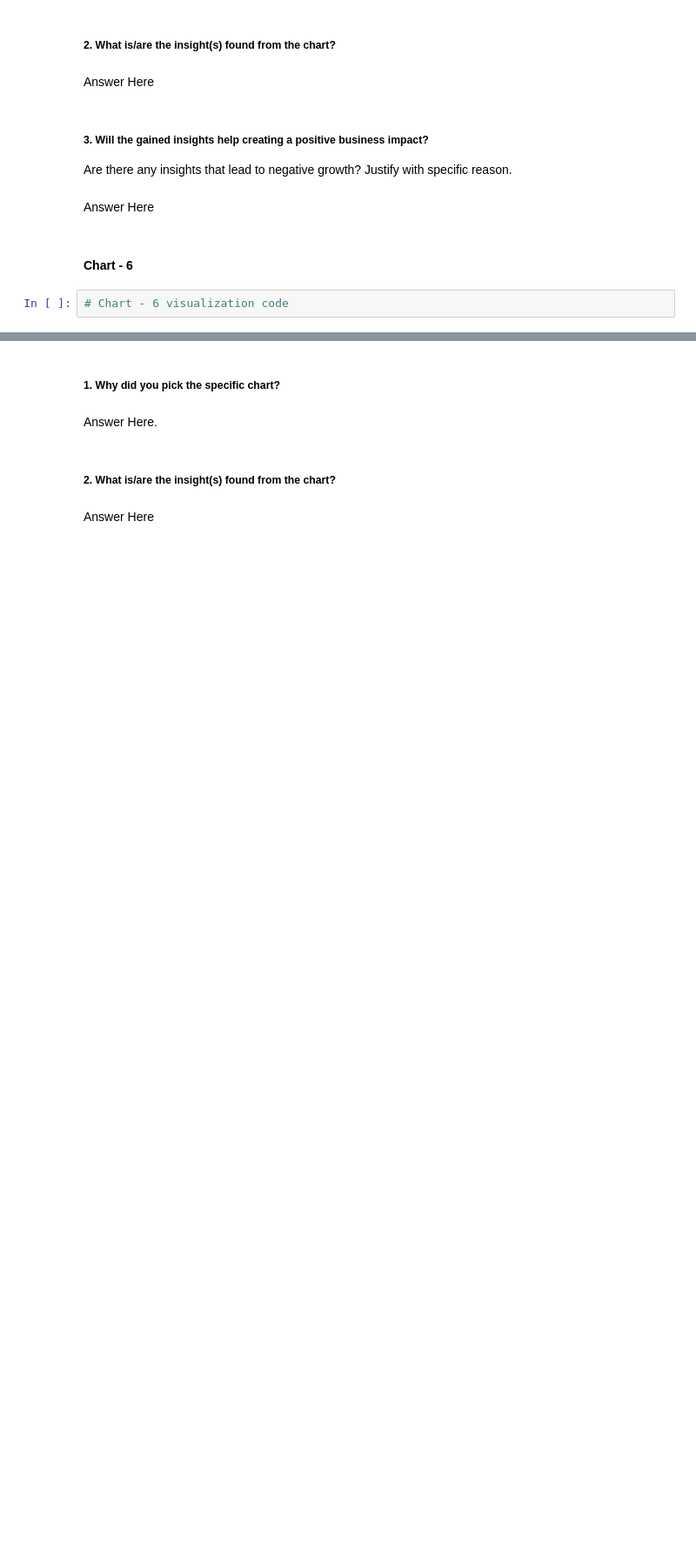
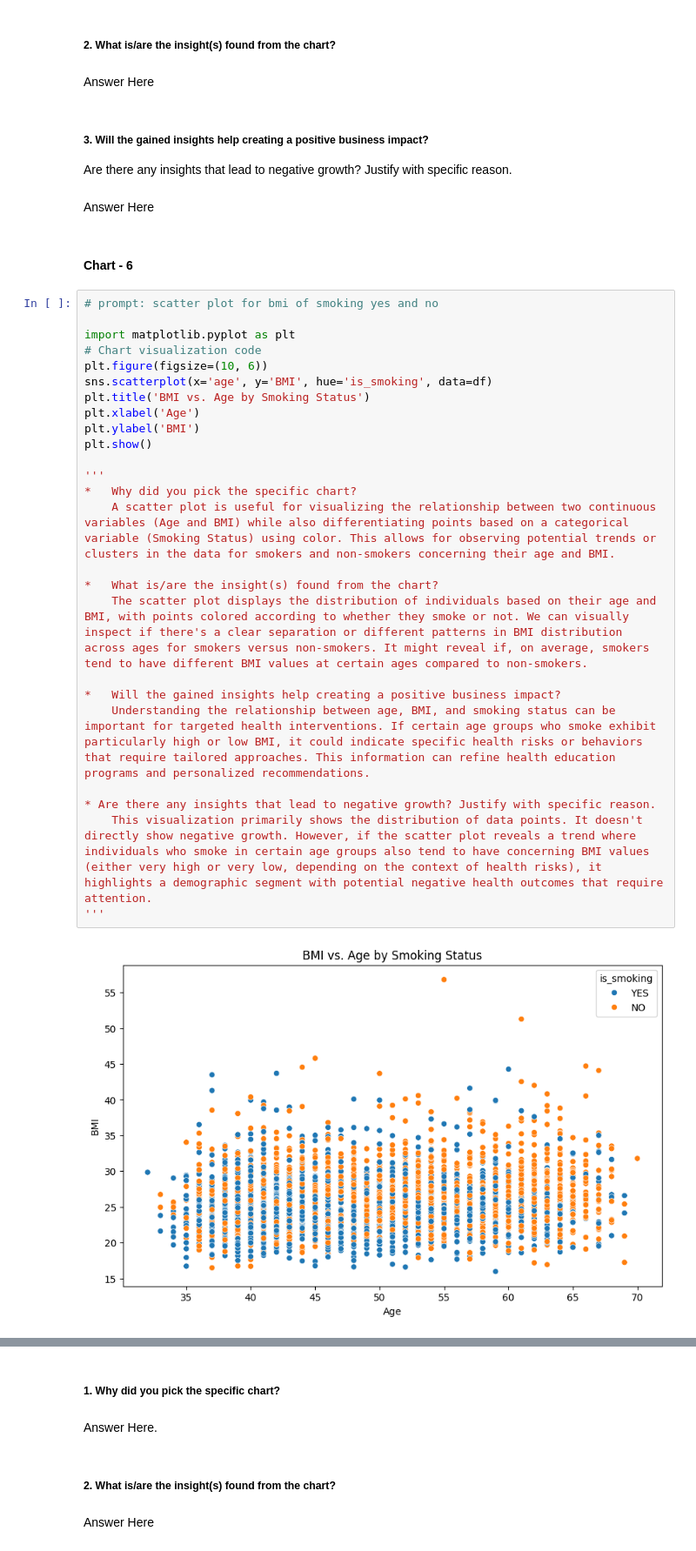
Before and after one commit to akshat-diwan/Classification_Project, a Jupyter notebook: Cardiovascular_Risk_Prediction.ipynb, the cells around one changed output, grey strips where cells are left out. Shown at 87% size. Drawn from its saved outputs; the diff is of its cells as text; blank space fills up the shorter version.

```diff
--- a/Cardiovascular_Risk_Prediction.ipynb
+++ b/Cardiovascular_Risk_Prediction.ipynb
@@ -509,5 +536,30 @@ Are there any insights that lead to negative growth? Justify with specific reaso
 Answer Here
 # %% [markdown]
 #### Chart - 6
-# %%
-# Chart - 6 visualization code
+# %%
+# prompt: scatter plot for bmi of smoking yes and no
+
+import matplotlib.pyplot as plt
+# Chart visualization code
+plt.figure(figsize=(10, 6))
+sns.scatterplot(x='age', y='BMI', hue='is_smoking', data=df)
+plt.title('BMI vs. Age by Smoking Status')
+plt.xlabel('Age')
+plt.ylabel('BMI')
+plt.show()
+
+'''
+*   Why did you pick the specific chart?
+    A scatter plot is useful for visualizing the relationship between two continuous variables (Age and BMI) while also differentiating points based on a categorical variable (Smoking Status) using color. This allows for observing potential trends or clusters in the data for smokers and non-smokers concerning their age and BMI.
+
+*   What is/are the insight(s) found from the chart?
+    The scatter plot displays the distribution of individuals based on their age and BMI, with points colored according to whether they smoke or not. We can visually inspect if there's a clear separation or different patterns in BMI distribution across ages for smokers versus non-smokers. It might reveal if, on average, smokers tend to have different BMI values at certain ages compared to non-smokers.
+
+*   Will the gained insights help creating a positive business impact?
+    Understanding the relationship between age, BMI, and smoking status can be important for targeted health interventions. If certain age groups who smoke exhibit particularly high or low BMI, it could indicate specific health risks or behaviors that require tailored approaches. This information can refine health education programs and personalized recommendations.
+
+* Are there any insights that lead to negative growth? Justify with specific reason.
+    This visualization primarily shows the distribution of data points. It doesn't directly show negative growth. However, if the scatter plot reveals a trend where individuals who smoke in certain age groups also tend to have concerning BMI values (either very high or very low, depending on the context of health risks), it highlights a demographic segment with potential negative health outcomes that require attention.
+'''
+# %% [output]
+[figure, added]
```
Also changed, not shown: parts of 38 cells of this notebook.
